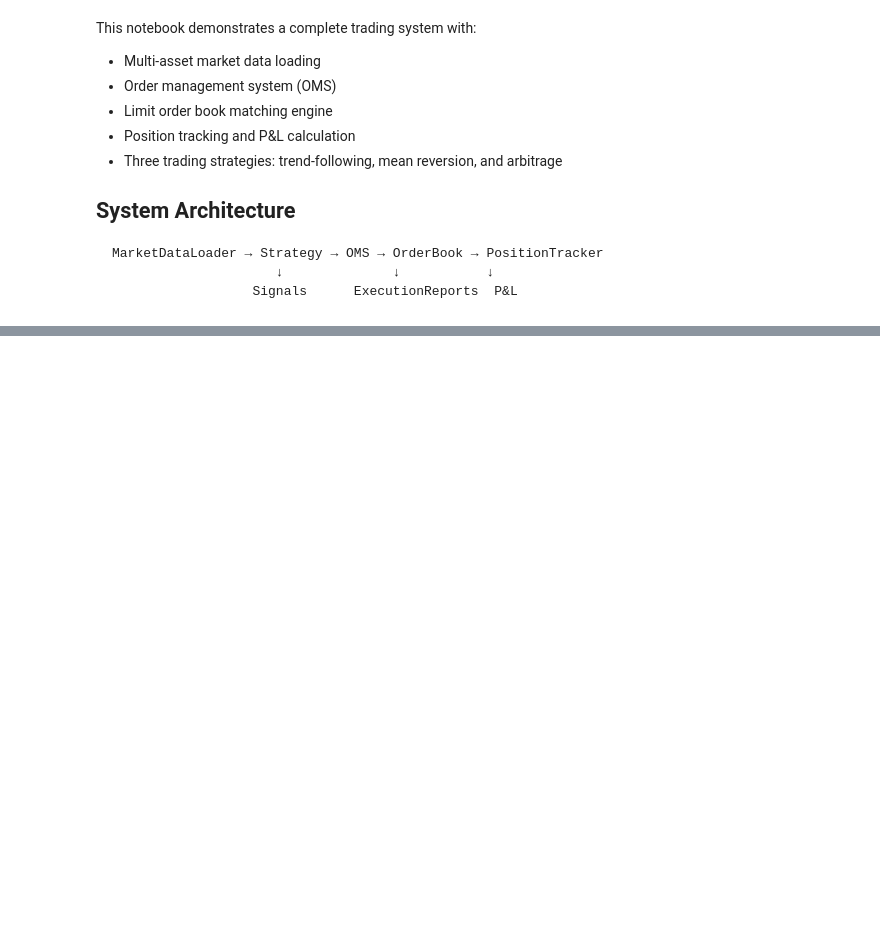
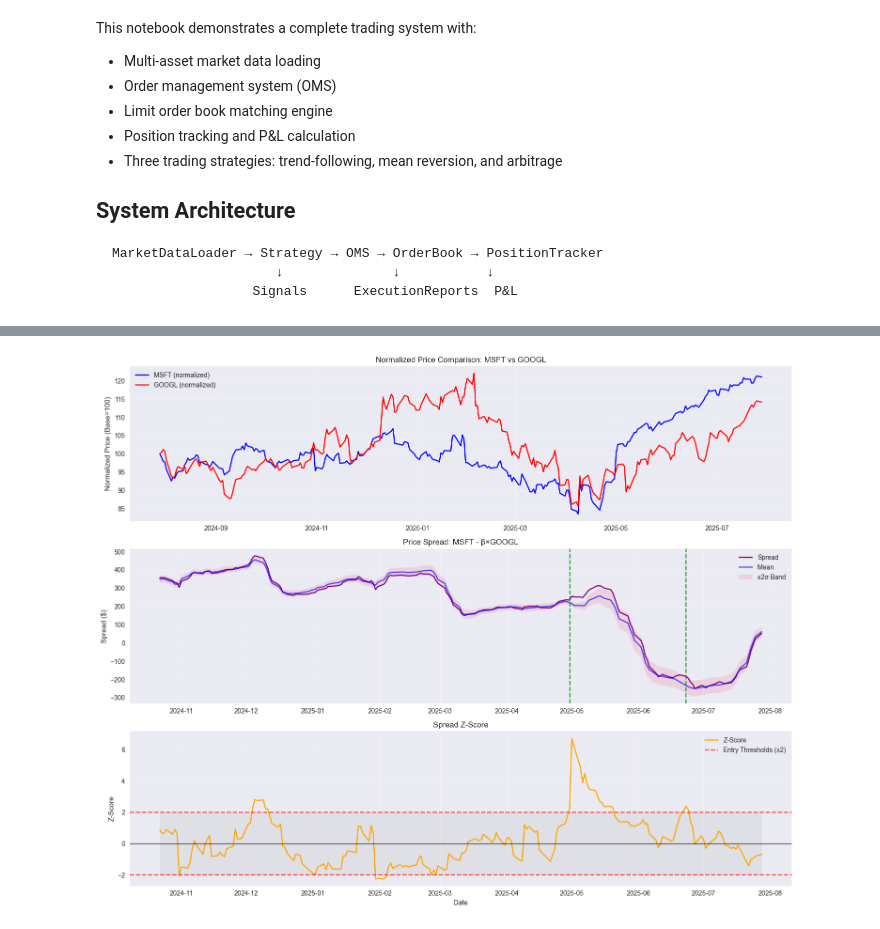
Before and after one commit to axryap27/trading-system, a Jupyter notebook: simulation.ipynb, the cells around one changed output, grey strips where cells are left out. Saved outputs shown, nothing was run; the diff lists cells and outputs as text; code cells hidden in the pictures; blank space fills up the shorter version.

```diff
--- a/simulation.ipynb
+++ b/simulation.ipynb
@@ -100,0 +378,95 @@ print(f"   Book State: {book}")
+# %%
+# Pairs Arbitrage Strategy on MSFT vs GOOGL
+if "MSFT" in data and "GOOGL" in data:
+    print("⚖️ Running Pairs Arbitrage Strategy on MSFT vs GOOGL...")
+
+    # Run backtest
+    arb_signals, arb_trades, arb_metrics = arb_backtest(
+        data["MSFT"], data["GOOGL"], "MSFT", "GOOGL",
+        lookback_window=60,
+        threshold=2.0,
+        risk_params={
+            "max_position": 25,
+            "position_pct": 0.1,
+            "stop_loss": 3.0,
+            "max_hold_days": 20,
+            "min_correlation": 0.6
+        },
+        starting_cash=100000,
+        transaction_cost=0.001
+    )
+
+    # Display results
+    print(f"\n🎯 Pairs Arbitrage Results:")
+    for key, value in arb_metrics.items():
+        if isinstance(value, float):
+            if 'return' in key or 'rate' in key:
+                print(f"   {key}: {value:.2%}")
+            elif 'ratio' in key or 'drawdown' in key:
+                print(f"   {key}: {value:.3f}")
+            else:
+                print(f"   {key}: {value:.2f}")
+        elif isinstance(value, dict):
+            print(f"   {key}: {value}")
+        else:
+            print(f"   {key}: {value}")
+
+    # Plot spread analysis
+    fig, axes = plt.subplots(3, 1, figsize=(15, 12))
+
+    # Price series
+    ax1 = axes[0]
+    # Normalize prices to show relative performance
+    msft_norm = data["MSFT"]['last_price'] / data["MSFT"]['last_price'].iloc[0] * 100
+    googl_norm = data["GOOGL"]['last_price'] / data["GOOGL"]['last_price'].iloc[0] * 100
+
+    ax1.plot(msft_norm.index, msft_norm, label='MSFT (normalized)', color='blue')
+    ax1.plot(googl_norm.index, googl_norm, label='GOOGL (normalized)', color='red')
+    ax1.set_title('Normalized Price Comparison: MSFT vs GOOGL')
+    ax1.set_ylabel('Normalized Price (Base=100)')
+    ax1.legend()
+    ax1.grid(True, alpha=0.3)
+
+    # Spread and Z-score
+    ax2 = axes[1]
+    ax2.plot(arb_signals.index, arb_signals['spread'], label='Spread', color='purple')
+    ax2.plot(arb_signals.index, arb_signals['spread_mean'], label='Mean', color='blue', alpha=0.7)
+    ax2.fill_between(arb_signals.index,
+                     arb_signals['spread_mean'] - 2*arb_signals['spread_std'],
+                     arb_signals['spread_mean'] + 2*arb_signals['spread_std'],
+                     alpha=0.2, label='±2σ Band')
+
+    # Mark trades
+    if arb_trades:
+        trades_df = pd.DataFrame(arb_trades)
+        entry_trades = trades_df[trades_df['reason'].str.contains('entry')]
+
+        for _, trade in entry_trades.iterrows():
+            ax2.axvline(x=trade['timestamp'], color='green', alpha=0.5, linestyle='--')
+
+    ax2.set_title('Price Spread: MSFT - β×GOOGL')
+    ax2.set_ylabel('Spread ($)')
+    ax2.legend()
+    ax2.grid(True, alpha=0.3)
+
+    # Z-score
+    ax3 = axes[2]
+    ax3.plot(arb_signals.index, arb_signals['z_score'], label='Z-Score', color='orange')
+    ax3.axhline(y=2, color='red', linestyle='--', alpha=0.7, label='Entry Thresholds (±2)')
+    ax3.axhline(y=-2, color='red', linestyle='--', alpha=0.7)
+    ax3.axhline(y=0, color='black', linestyle='-', alpha=0.5)
+    ax3.fill_between(arb_signals.index, -2, 2, alpha=0.1, color='gray')
+
+    ax3.set_title('Spread Z-Score')
+    ax3.set_ylabel('Z-Score')
+    ax3.set_xlabel('Date')
+    ax3.legend()
+    ax3.grid(True, alpha=0.3)
+
+    plt.tight_layout()
+    plt.show()
+
+    # Show correlation analysis
+    correlation = data["MSFT"]['last_price'].corr(data["GOOGL"]['last_price'])
+    print(f"\n📊 MSFT-GOOGL Correlation: {correlation:.3f}")
+# %% [output]
@@ -100,0 +490 @@ print(f"   Book State: {book}")
+[figure, added]
```
Also changed, not shown: parts of 15 cells of this notebook.
